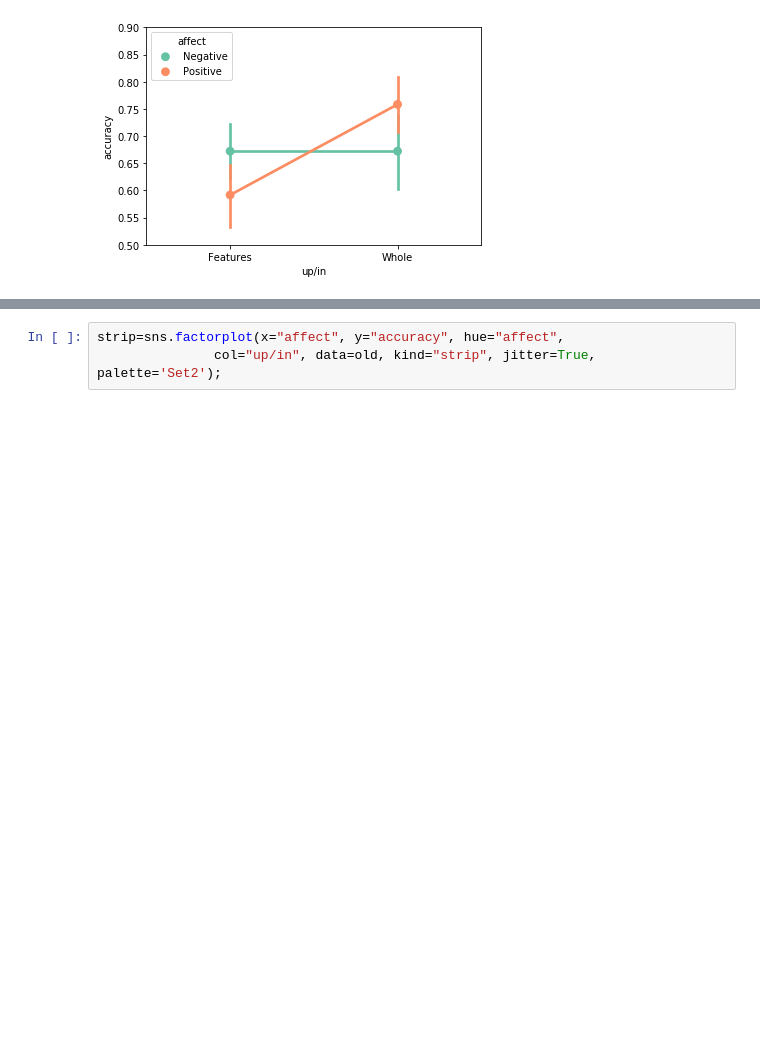
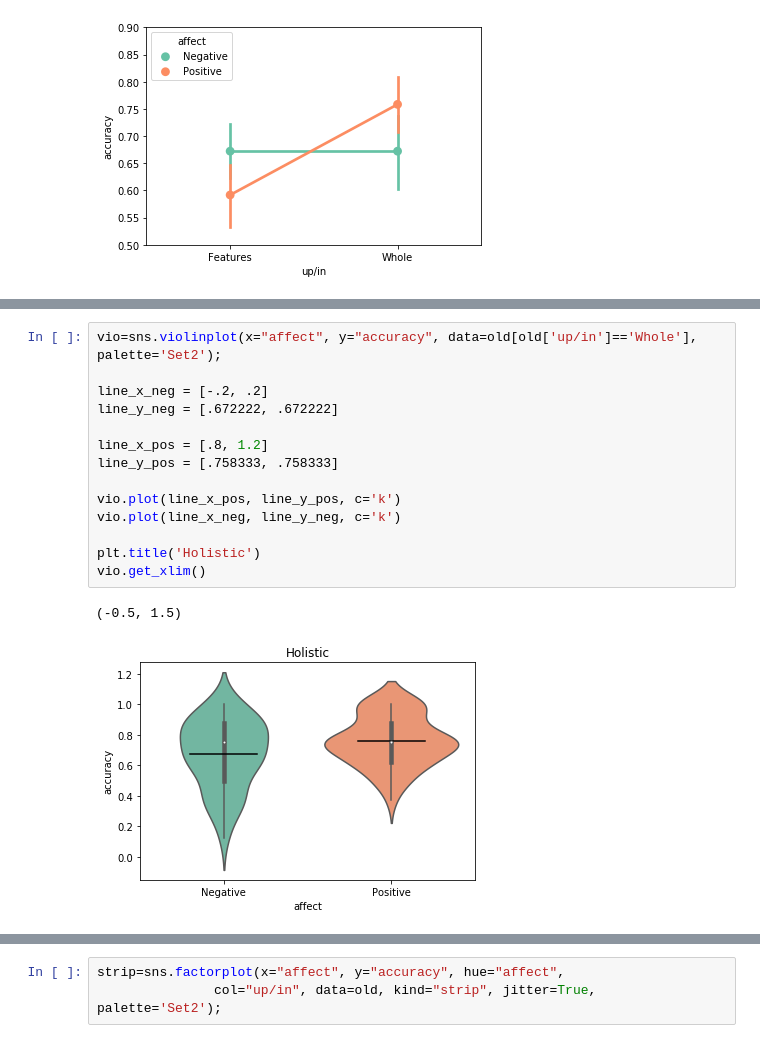
Before and after one commit to donnajobridge/data_visualizations, a Jupyter notebook: emo/emo_data.ipynb, the cells around one changed output, grey strips where cells are left out. Saved outputs shown, nothing was run; the diff lists cells and outputs as text; blank space fills up the shorter version.

```diff
--- a/emo/emo_data.ipynb
+++ b/emo/emo_data.ipynb
@@ -104,0 +163,17 @@ vio=sns.factorplot(x="affect", y="accuracy", hue="affect",
+# %%
+vio=sns.violinplot(x="affect", y="accuracy", data=old[old['up/in']=='Whole'], palette='Set2');
+
+line_x_neg = [-.2, .2]
+line_y_neg = [.672222, .672222]
+
+line_x_pos = [.8, 1.2]
+line_y_pos = [.758333, .758333]
+
+vio.plot(line_x_pos, line_y_pos, c='k')
+vio.plot(line_x_neg, line_y_neg, c='k')
+
+plt.title('Holistic')
+vio.get_xlim()
+# %% [output]
+(-0.5, 1.5)
+[figure, added]
```
Also changed, not shown: parts of 12 cells of this notebook, 6 other files.
